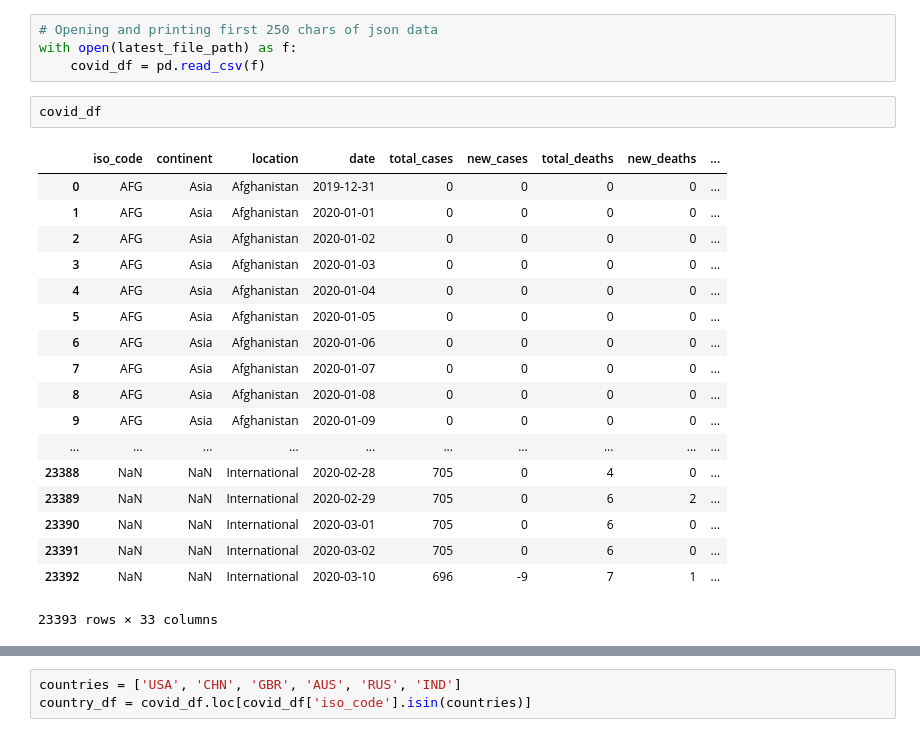
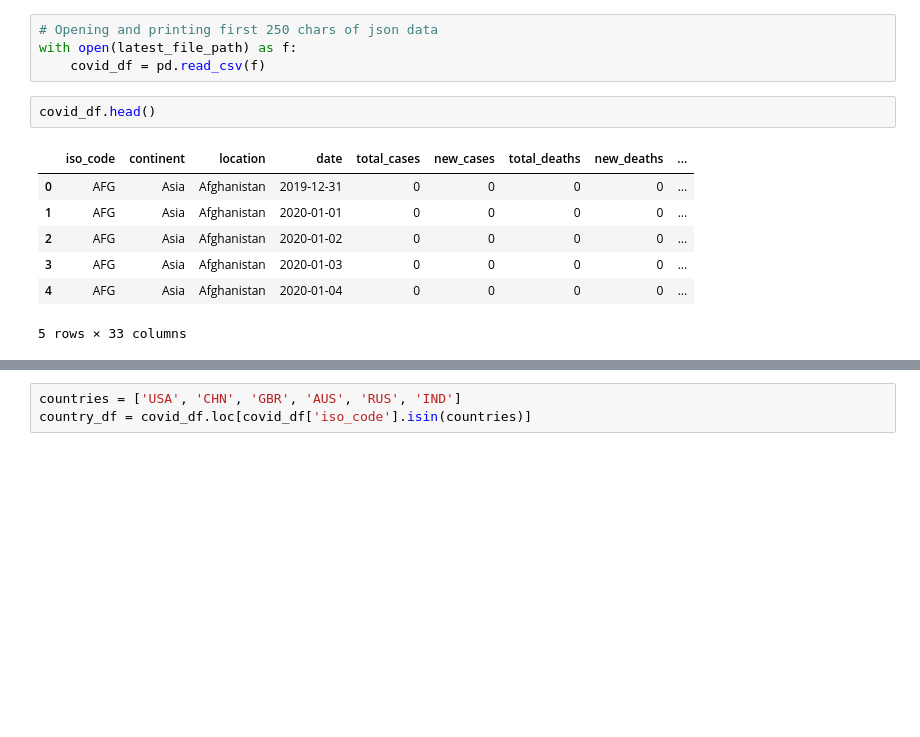
Before and after one commit to mburns5897/covid-trends, a Jupyter notebook: CovidNotebook.ipynb, the cells around one changed output, grey strips where cells are left out. Cells and saved outputs as stored; diff of their text form; blank space fills up the shorter version.

```diff
--- a/CovidNotebook.ipynb
+++ b/CovidNotebook.ipynb
@@ -25,26 +25,15 @@ print(type(latest_file_path))
 with open(latest_file_path) as f:
     covid_df = pd.read_csv(f)
 # %%
-covid_df
+covid_df.head()
 # %% [output]
 |  | iso_code | continent | location | date | total_cases | new_cases | total_deaths | new_deaths | ... |
 | 0 | AFG | Asia | Afghanistan | 2019-12-31 | 0 | 0 | 0 | 0 | ... |
 | 1 | AFG | Asia | Afghanistan | 2020-01-01 | 0 | 0 | 0 | 0 | ... |
 | 2 | AFG | Asia | Afghanistan | 2020-01-02 | 0 | 0 | 0 | 0 | ... |
 | 3 | AFG | Asia | Afghanistan | 2020-01-03 | 0 | 0 | 0 | 0 | ... |
 | 4 | AFG | Asia | Afghanistan | 2020-01-04 | 0 | 0 | 0 | 0 | ... |
-| 5 | AFG | Asia | Afghanistan | 2020-01-05 | 0 | 0 | 0 | 0 | ... |
-| 6 | AFG | Asia | Afghanistan | 2020-01-06 | 0 | 0 | 0 | 0 | ... |
-| 7 | AFG | Asia | Afghanistan | 2020-01-07 | 0 | 0 | 0 | 0 | ... |
-| 8 | AFG | Asia | Afghanistan | 2020-01-08 | 0 | 0 | 0 | 0 | ... |
-| 9 | AFG | Asia | Afghanistan | 2020-01-09 | 0 | 0 | 0 | 0 | ... |
-| ... | ... | ... | ... | ... | ... | ... | ... | ... | ... |
-| 23388 | NaN | NaN | International | 2020-02-28 | 705 | 0 | 4 | 0 | ... |
-| 23389 | NaN | NaN | International | 2020-02-29 | 705 | 0 | 6 | 2 | ... |
-| 23390 | NaN | NaN | International | 2020-03-01 | 705 | 0 | 6 | 0 | ... |
-| 23391 | NaN | NaN | International | 2020-03-02 | 705 | 0 | 6 | 0 | ... |
-| 23392 | NaN | NaN | International | 2020-03-10 | 696 | -9 | 7 | 1 | ... |
-23393 rows × 33 columns
+5 rows × 33 columns
 # %%
 date_groupby = covid_df.groupby(['date'])
 date_df = date_groupby.agg({'total_cases': ['sum']})
```
Also changed, not shown: parts of 2 cells of this notebook.
